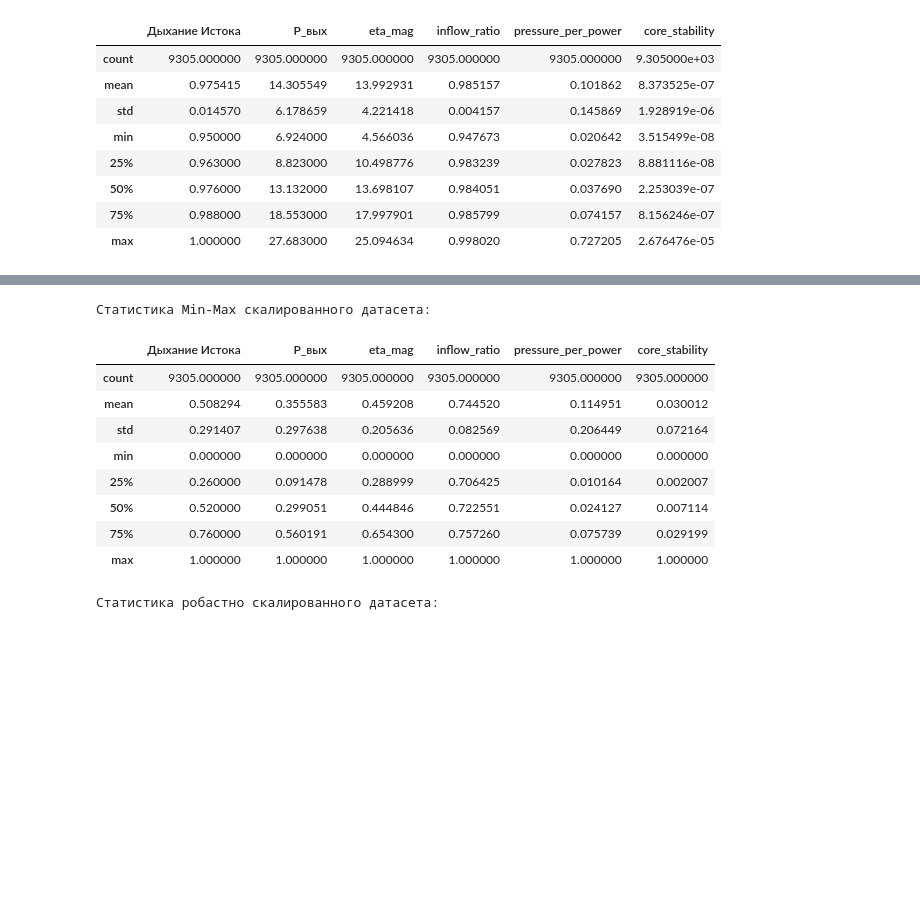
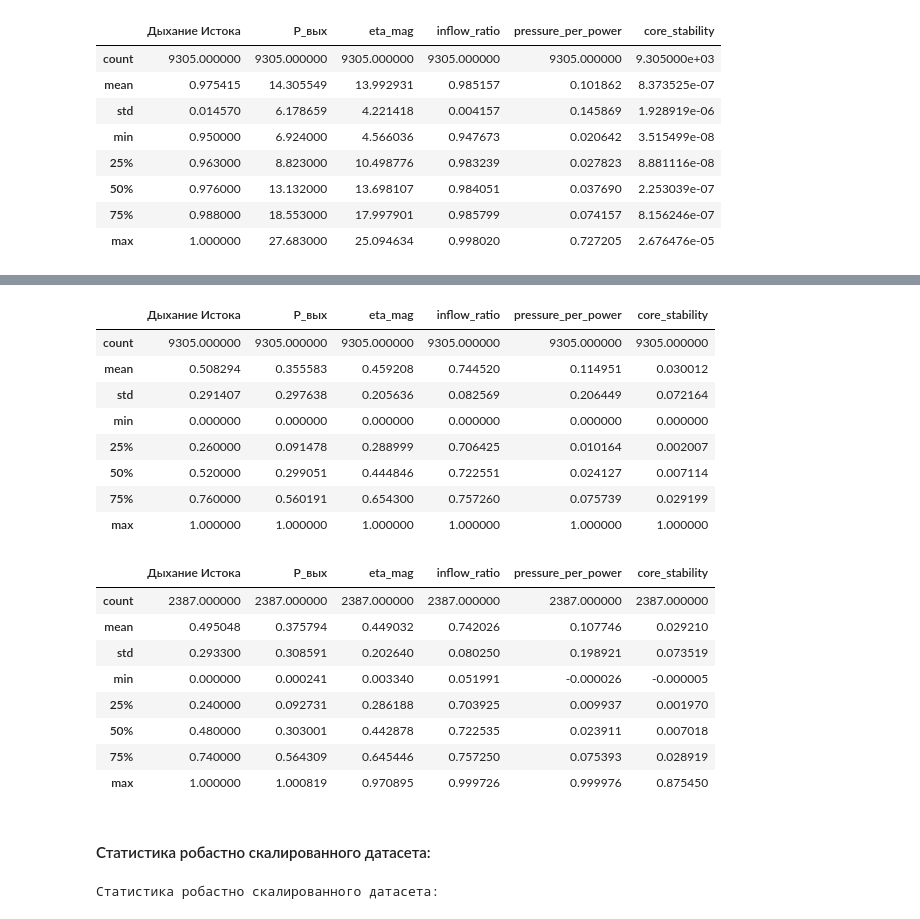
Before and after one commit to smnk-1/data-practicum, a Jupyter notebook: data_preprocessing.ipynb, the cells around one changed output, grey strips where cells are left out. Saved outputs shown, nothing was run; the diff lists cells and outputs as text; code cells hidden in the pictures; blank space fills up the shorter version.

```diff
--- a/data_preprocessing.ipynb
+++ b/data_preprocessing.ipynb
@@ -880,8 +1008,6 @@ X_train_standard.describe()
 # %%
-print("\nСтатистика Min-Max скалированного датасета:")
 X_train_minmax.describe()
 # %% [output]
-Статистика Min-Max скалированного датасета:
 |  | Дыхание Истока | P_вых | eta_mag | inflow_ratio | pressure_per_power | core_stability |
 | count | 9305.000000 | 9305.000000 | 9305.000000 | 9305.000000 | 9305.000000 | 9305.000000 |
 | mean | 0.508294 | 0.355583 | 0.459208 | 0.744520 | 0.114951 | 0.030012 |
@@ -891,4 +1017,18 @@ X_train_minmax.describe()
 | 50% | 0.520000 | 0.299051 | 0.444846 | 0.722551 | 0.024127 | 0.007114 |
 | 75% | 0.760000 | 0.560191 | 0.654300 | 0.757260 | 0.075739 | 0.029199 |
 | max | 1.000000 | 1.000000 | 1.000000 | 1.000000 | 1.000000 | 1.000000 |
+# %%
+X_test_minmax.describe()
+# %% [output]
+|  | Дыхание Истока | P_вых | eta_mag | inflow_ratio | pressure_per_power | core_stability |
+| count | 2387.000000 | 2387.000000 | 2387.000000 | 2387.000000 | 2387.000000 | 2387.000000 |
+| mean | 0.495048 | 0.375794 | 0.449032 | 0.742026 | 0.107746 | 0.029210 |
+| std | 0.293300 | 0.308591 | 0.202640 | 0.080250 | 0.198921 | 0.073519 |
+| min | 0.000000 | 0.000241 | 0.003340 | 0.051991 | -0.000026 | -0.000005 |
+| 25% | 0.240000 | 0.092731 | 0.286188 | 0.703925 | 0.009937 | 0.001970 |
+| 50% | 0.480000 | 0.303001 | 0.442878 | 0.722535 | 0.023911 | 0.007018 |
+| 75% | 0.740000 | 0.564309 | 0.645446 | 0.757250 | 0.075393 | 0.028919 |
+| max | 1.000000 | 1.000819 | 0.970895 | 0.999726 | 0.999976 | 0.875450 |
+# %% [markdown]
+#### Статистика робастно скалированного датасета:
 # %%
```
Also changed, not shown: parts of 29 cells of this notebook.
